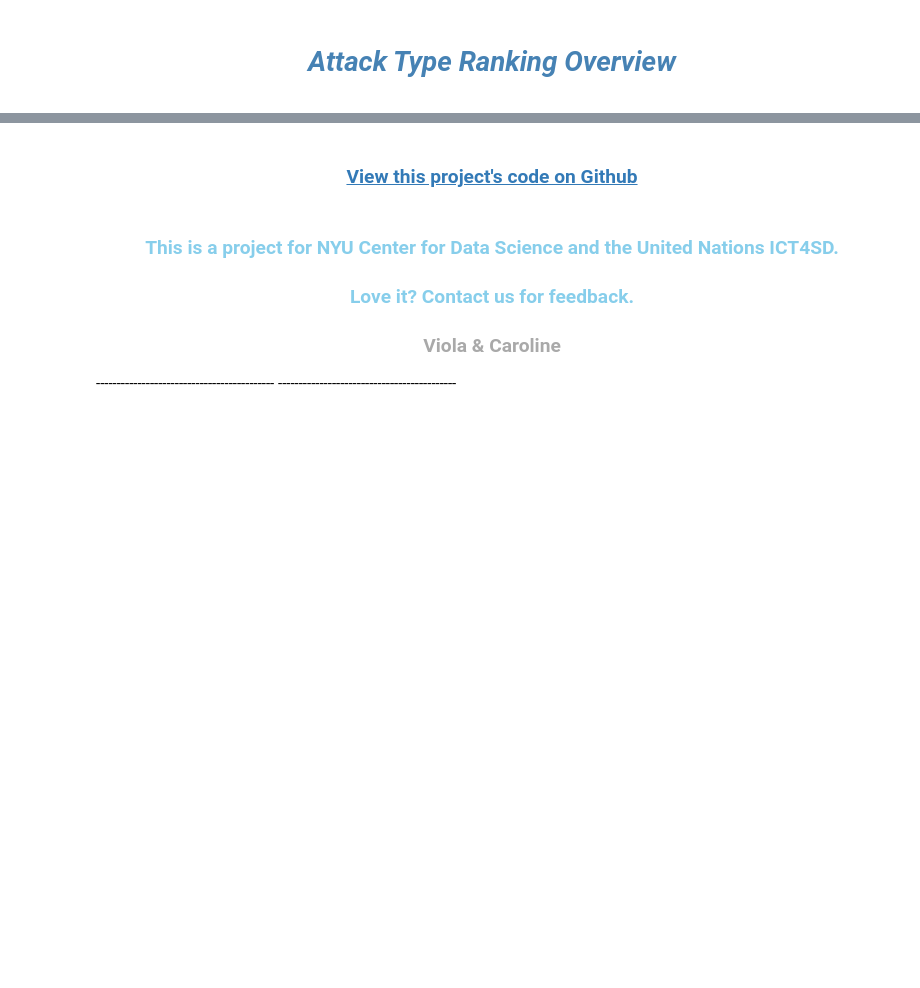
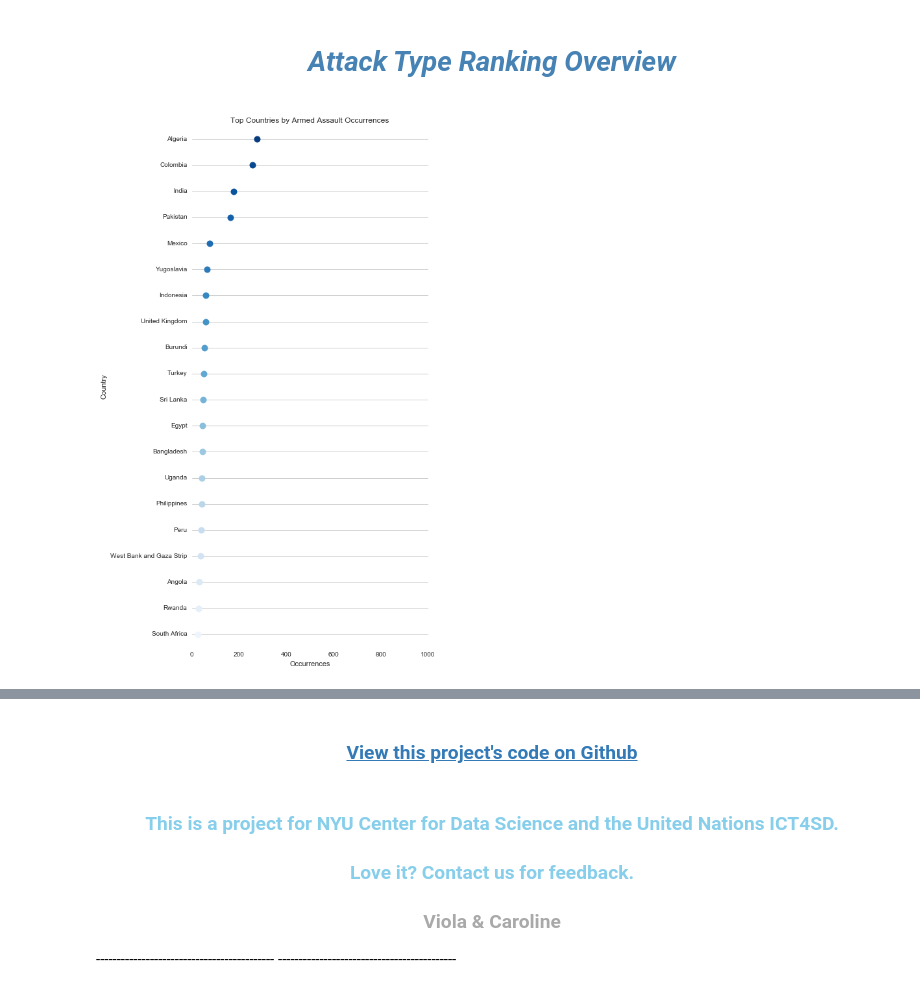
Before and after one commit to violaciao/Global-Terrorism-Analysis, a Jupyter notebook: GTA/Global Terrorism Analysis - ICT4SD.ipynb, the cells around one changed output, grey strips where cells are left out. Cells and saved outputs as stored; diff of their text form; code cells hidden in the pictures; blank space fills up the shorter version.

```diff
--- a/GTA/Global Terrorism Analysis - ICT4SD.ipynb
+++ b/GTA/Global Terrorism Analysis - ICT4SD.ipynb
@@ -90,3 +108,7 @@ GTA_BC()
+# %%
+GTA_DOT()
+# %% [output]
+[figure, added]
 # %% [markdown]
 [<img src="https://ict4sd.github.io/img/E_Logo_No%20UN%20Emblem-01.png" width="700">](http://www.un.org/sustainabledevelopment/)
 # %% [markdown]
```
Also changed, not shown: parts of 12 cells of this notebook, 7 other files.
